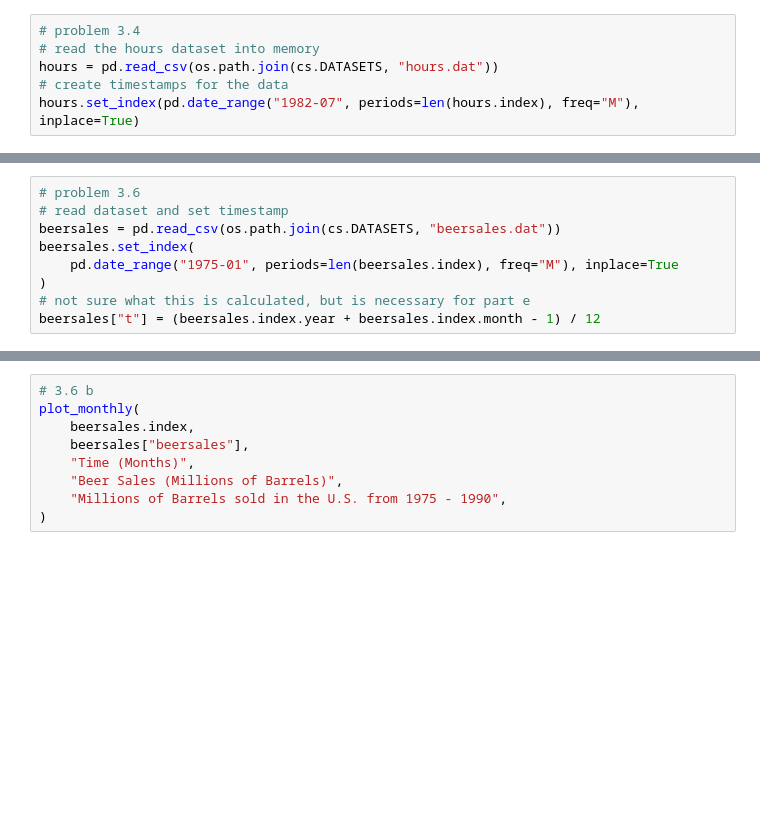
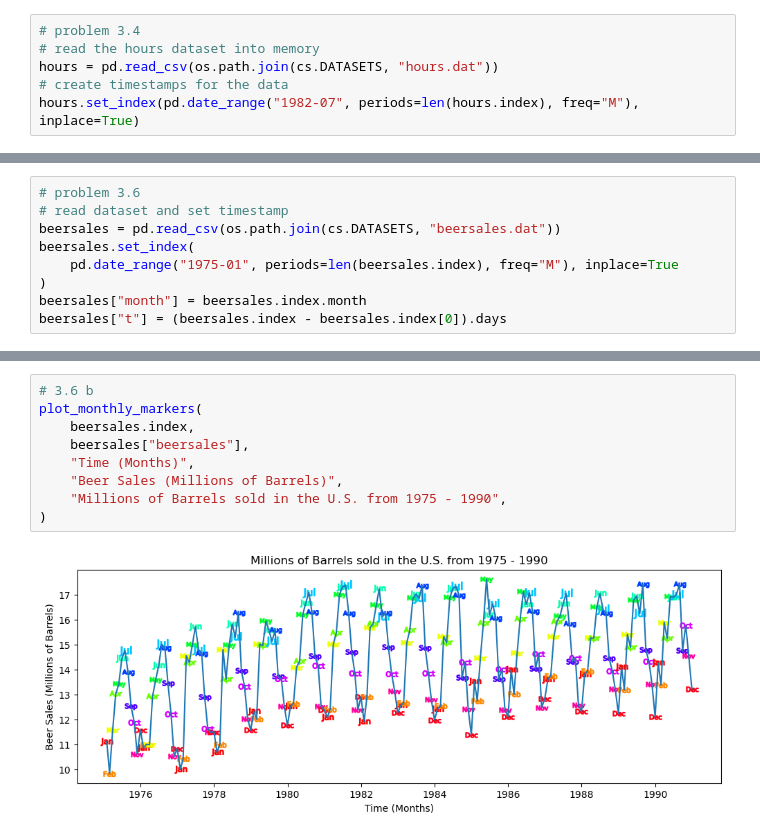
Before and after one commit to Steadying0235/time-series-analysis, a Jupyter notebook: src/hw2.ipynb, the cells around one changed output, grey strips where cells are left out. Saved outputs shown, nothing was run; the diff lists cells and outputs as text; blank space fills up the shorter version.

```diff
--- a/src/hw2.ipynb
+++ b/src/hw2.ipynb
@@ -100,8 +103,8 @@ beersales = pd.read_csv(os.path.join(cs.DATASETS, "beersales.dat"))
 beersales.set_index(
     pd.date_range("1975-01", periods=len(beersales.index), freq="M"), inplace=True
 )
-# not sure what this is calculated, but is necessary for part e
-beersales["t"] = (beersales.index.year + beersales.index.month - 1) / 12
+beersales["month"] = beersales.index.month
+beersales["t"] = (beersales.index - beersales.index[0]).days
 # %%
 # 3.6 a
 plot_ts(
@@ -114,11 +119,13 @@ plot_ts(
 # %%
 # 3.6 b
-plot_monthly(
+plot_monthly_markers(
     beersales.index,
     beersales["beersales"],
     "Time (Months)",
     "Beer Sales (Millions of Barrels)",
     "Millions of Barrels sold in the U.S. from 1975 - 1990",
 )
+# %% [output]
+[figure, added]
 # %%
 # 3.6 c
```
Also changed, not shown: parts of 19 cells of this notebook, 1 other file.
